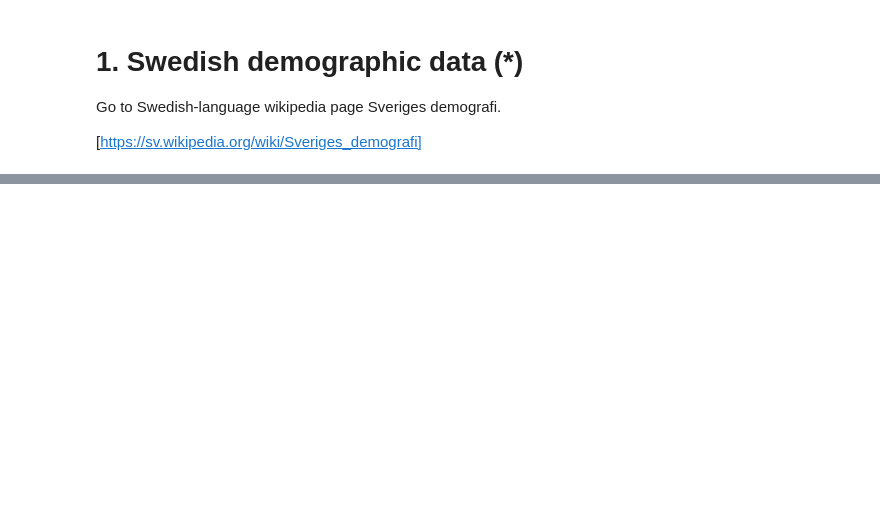
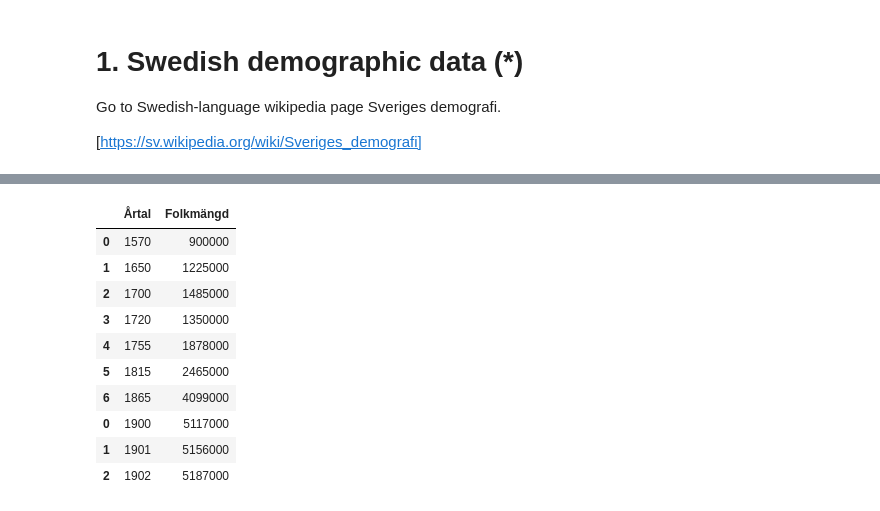
Before and after one commit to jwiegert/databehandling-joachim-wiegert, a Jupyter notebook: exercises/ex02_mergingdata.ipynb, the cells around one changed output, grey strips where cells are left out. Cells and saved outputs as stored; diff of their text form; code cells hidden in the pictures; blank space fills up the shorter version.

```diff
--- a/exercises/ex02_mergingdata.ipynb
+++ b/exercises/ex02_mergingdata.ipynb
@@ -54,0 +114,24 @@ swedentables
+# %%
+# c) Now we want to go backwards in time (before 1900) to see how population has changed
+#  in Sweden. Read in the table under history and keep the data of "Folkmängd" from 1570-1865.
+
+link = "https://sv.wikipedia.org/wiki/Sveriges_demografi"
+swedenpopold = pd.read_html(link,
+    match="Vid utgången av år",
+    thousands="\xa0",
+    decimal=",",
+    )[0].drop([7,8,9,10], axis="rows"
+    ).drop(["Årlig tillväxt"], axis="columns"
+    ).rename({"Vid utgången av år":"Årtal"}, axis="columns")
+# Chooses swedish standards for thousands (whitespace)
+# and , as decimal divider
+# NOTE if " " doesn't work, use "\xa0"
+# removes data after 1865 (already included above)
+# removes columns under "Årlig tillväxt", not used here
+# renames column to year
+
+# Rename the double column names:
+#MultiIndex([(    'Årtal',     'Årtal'),
+#            ('Folkmängd', 'Folkmängd')],
+swedenpopold = swedenpopold.set_axis(["Årtal", "Folkmängd"], axis=1, inplace=False)
+swedenpopold
@@ -54,0 +148,19 @@ swedentables
+# %%
+ # d) Now concatenate this with the table from 1900 so that you have population data
+ # from 1570 to 2020. Note that you may need to clean the data in order for it to fit
+ # properly. Also you may be able to do this in several ways.
+
+swedenpoptot = pd.concat([swedenpopold,swedenpop[["Årtal","Folkmängd"]]]).astype(int)
+swedenpoptot.head(10)
+# %% [output]
+|  | Årtal | Folkmängd |
+| 0 | 1570 | 900000 |
+| 1 | 1650 | 1225000 |
+| 2 | 1700 | 1485000 |
+| 3 | 1720 | 1350000 |
+| 4 | 1755 | 1878000 |
+| 5 | 1815 | 2465000 |
+| 6 | 1865 | 4099000 |
+| 0 | 1900 | 5117000 |
+| 1 | 1901 | 5156000 |
+| 2 | 1902 | 5187000 |
```
Also changed, not shown: parts of 6 cells of this notebook.
